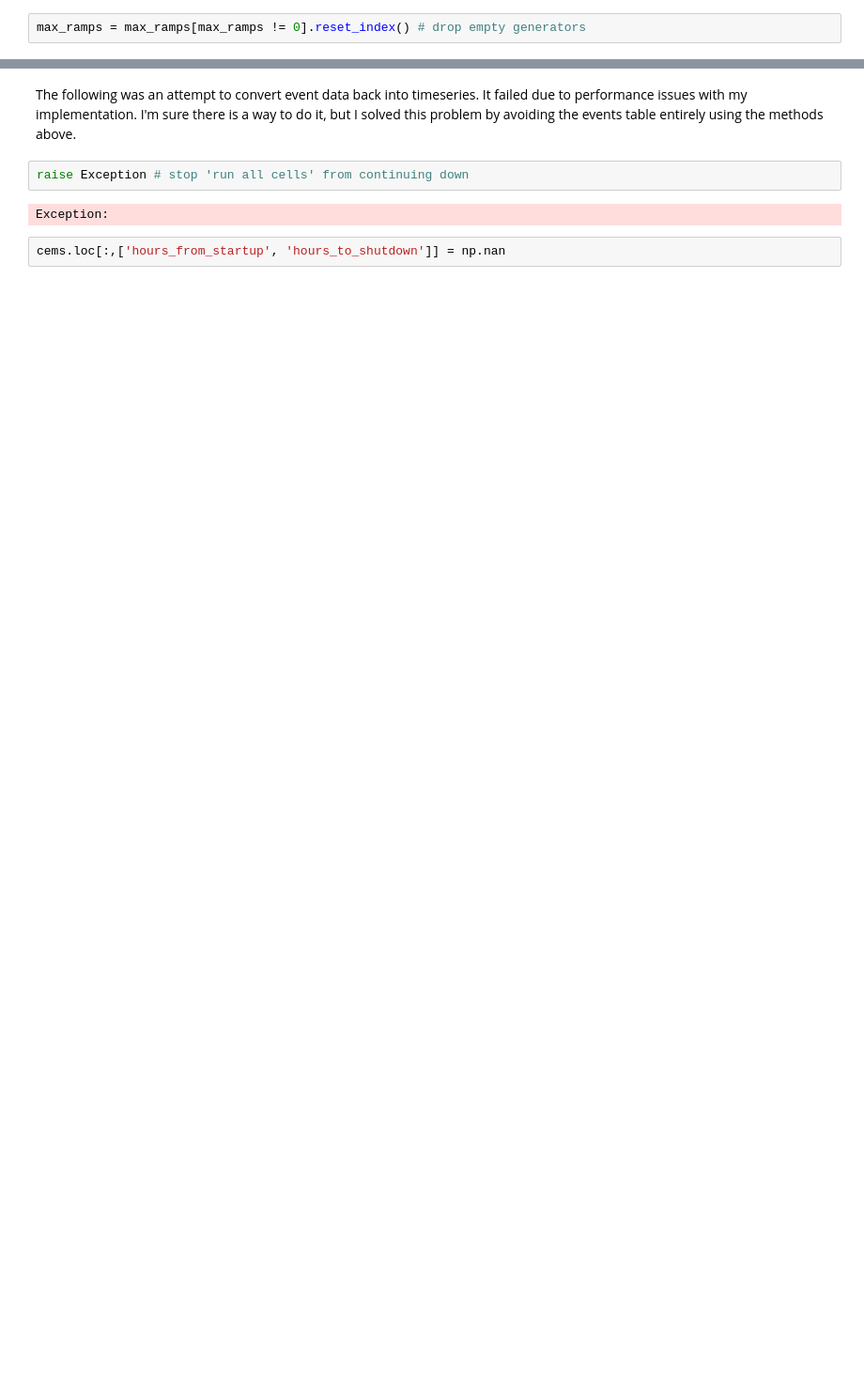
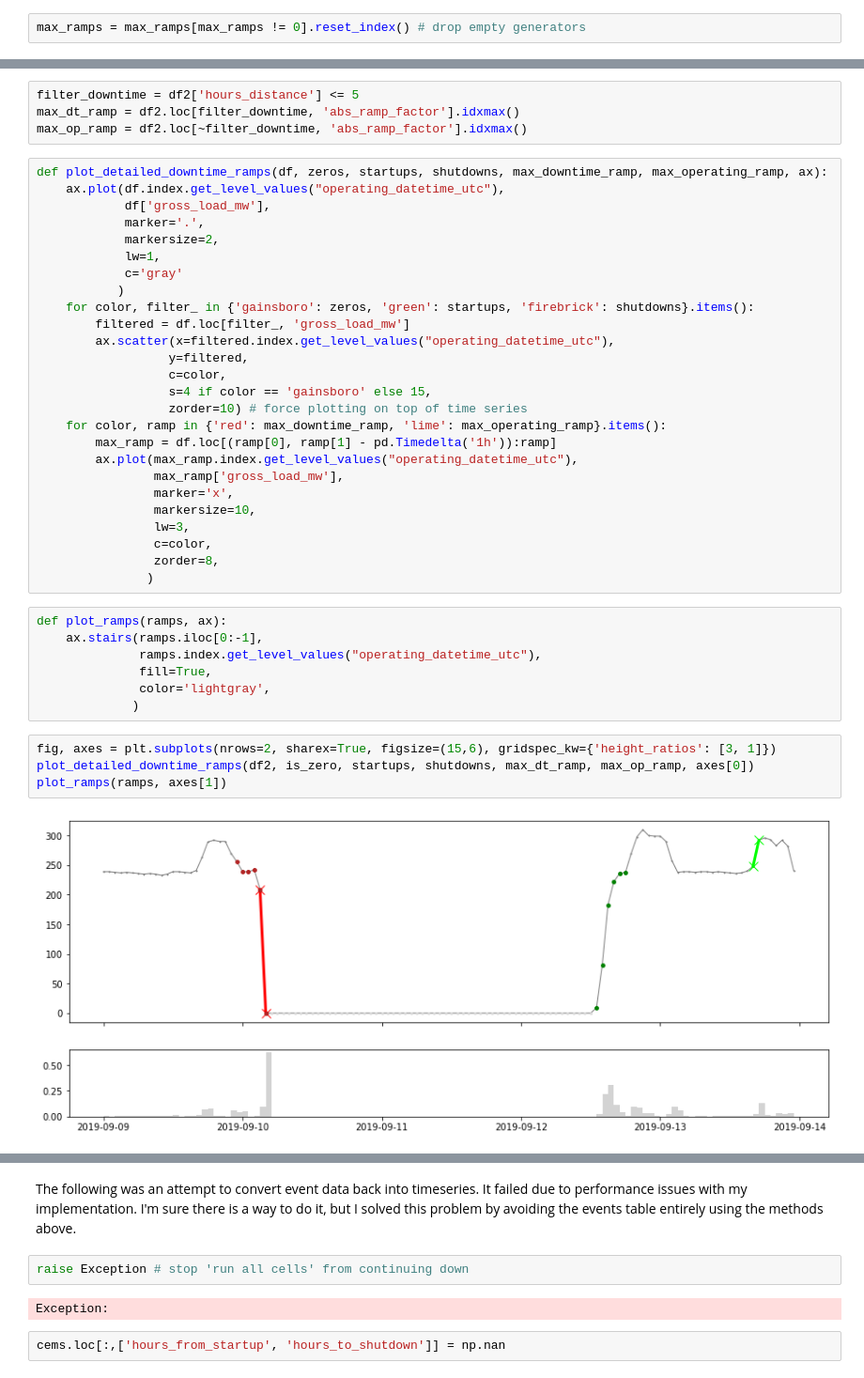
Before and after one commit to catalyst-cooperative/epacems_ramp_rates, a Jupyter notebook: notebooks/3.0-tb-distance_to_startup_shutdown.ipynb, the cells around one changed output, grey strips where cells are left out. Shown at 94% size. Drawn from its saved outputs; the diff is of its cells as text; blank space fills up the shorter version.

```diff
--- a/notebooks/3.0-tb-distance_to_startup_shutdown.ipynb
+++ b/notebooks/3.0-tb-distance_to_startup_shutdown.ipynb
@@ -249,0 +161,43 @@ I'll try calculating ramp rates and coloring the above plot by that.
+# %%
+filter_downtime = df2['hours_distance'] <= 5
+max_dt_ramp = df2.loc[filter_downtime, 'abs_ramp_factor'].idxmax()
+max_op_ramp = df2.loc[~filter_downtime, 'abs_ramp_factor'].idxmax()
+# %%
+def plot_detailed_downtime_ramps(df, zeros, startups, shutdowns, max_downtime_ramp, max_operating_ramp, ax):
+    ax.plot(df.index.get_level_values("operating_datetime_utc"),
+            df['gross_load_mw'],
+            marker='.',
+            markersize=2,
+            lw=1,
+            c='gray'
+           )
+    for color, filter_ in {'gainsboro': zeros, 'green': startups, 'firebrick': shutdowns}.items():
+        filtered = df.loc[filter_, 'gross_load_mw']
+        ax.scatter(x=filtered.index.get_level_values("operating_datetime_utc"),
+                  y=filtered,
+                  c=color,
+                  s=4 if color == 'gainsboro' else 15,
+                  zorder=10) # force plotting on top of time series
+    for color, ramp in {'red': max_downtime_ramp, 'lime': max_operating_ramp}.items():
+        max_ramp = df.loc[(ramp[0], ramp[1] - pd.Timedelta('1h')):ramp]
+        ax.plot(max_ramp.index.get_level_values("operating_datetime_utc"),
+                max_ramp['gross_load_mw'],
+                marker='x',
+                markersize=10,
+                lw=3,
+                c=color,
+                zorder=8,
+               )
+# %%
+def plot_ramps(ramps, ax):
+    ax.stairs(ramps.iloc[0:-1],
+              ramps.index.get_level_values("operating_datetime_utc"),
+              fill=True,
+              color='lightgray',
+             )
+# %%
+fig, axes = plt.subplots(nrows=2, sharex=True, figsize=(15,6), gridspec_kw={'height_ratios': [3, 1]})
+plot_detailed_downtime_ramps(df2, is_zero, startups, shutdowns, max_dt_ramp, max_op_ramp, axes[0])
+plot_ramps(ramps, axes[1])
+# %% [output]
+[figure, added]
```
Also changed, not shown: parts of 74 cells of this notebook.
